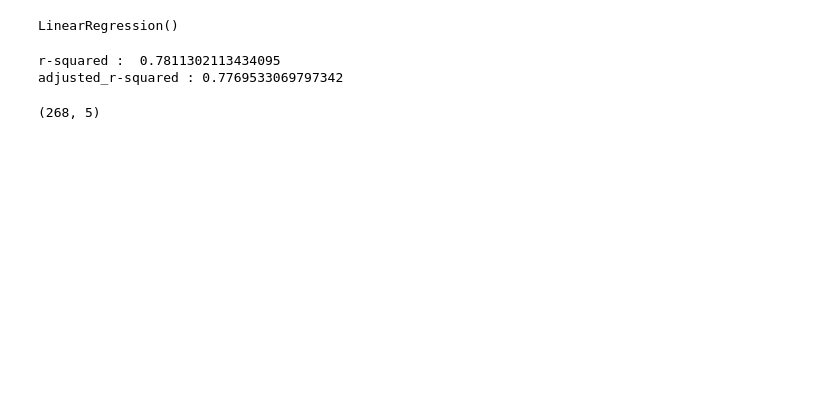
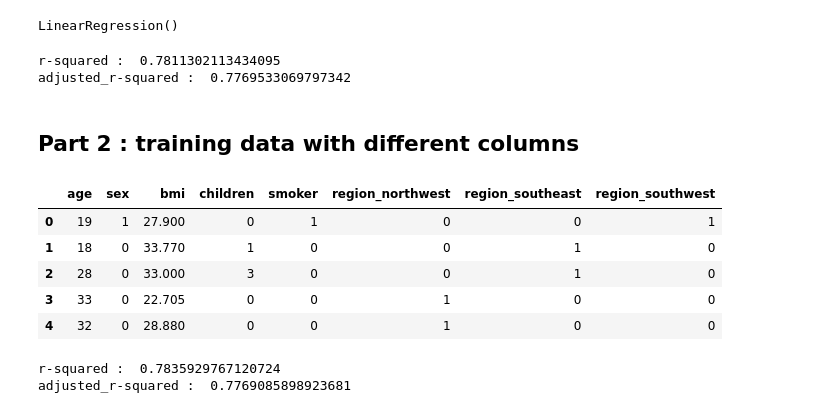
Before and after one commit to vishxlkr/machineLearning, a Jupyter notebook: supervisedLearning/1.linear_regression.ipynb, the cells around one changed output. Cells and saved outputs as stored; diff of their text form; code cells hidden in the pictures; blank space fills up the shorter version.

```diff
--- a/supervisedLearning/1.linear_regression.ipynb
+++ b/supervisedLearning/1.linear_regression.ipynb
@@ -80,4 +80,50 @@ adjusted_r-squared : 0.7769533069797342
-# %%
-X_test.shape
-# %% [output]
-(268, 5)
+# %% [markdown]
+## Part 2 : training data with different columns
+# %%
+X = insurance_data.drop(columns=["charges"])
+y = insurance_data["charges"]
+
+X["smoker"] = X["smoker"].map({
+    "yes":1,
+    "no":0
+})
+X["sex"] = X["sex"].map({
+    "female":1,
+    "male":0
+})
+
+
+#one hot encoding
+X = pd.get_dummies(X, columns=["region"] , drop_first=True , dtype=int)
+
+X.head()
+# %% [output]
+|  | age | sex | bmi | children | smoker | region_northwest | region_southeast | region_southwest |
+| 0 | 19 | 1 | 27.900 | 0 | 1 | 0 | 0 | 1 |
+| 1 | 18 | 0 | 33.770 | 1 | 0 | 0 | 1 | 0 |
+| 2 | 28 | 0 | 33.000 | 3 | 0 | 0 | 1 | 0 |
+| 3 | 33 | 0 | 22.705 | 0 | 0 | 1 | 0 | 0 |
+| 4 | 32 | 0 | 28.880 | 0 | 0 | 1 | 0 | 0 |
+# %%
+X_train, X_test, y_train, y_test = train_test_split(
+    X,y,test_size=0.2, random_state=42
+)
+
+model = LinearRegression()
+
+
+model.fit(X_train, y_train)
+
+y_pred = model.predict(X_test)
+
+r2 = r2_score(y_test, y_pred)
+print ("r-squared : ", r2)
+
+n = X_test.shape[0]
+p = X_test.shape[1]
+
+adjusted_r2 = 1 - ((1-r2)*(n-1)/(n-p-1))
+print("adjusted_r-squared : ", adjusted_r2)
+# %% [output]
+r-squared :  0.7835929767120724
+adjusted_r-squared :  0.7769085898923681
```
Also changed, not shown: parts of 5 cells of this notebook.
